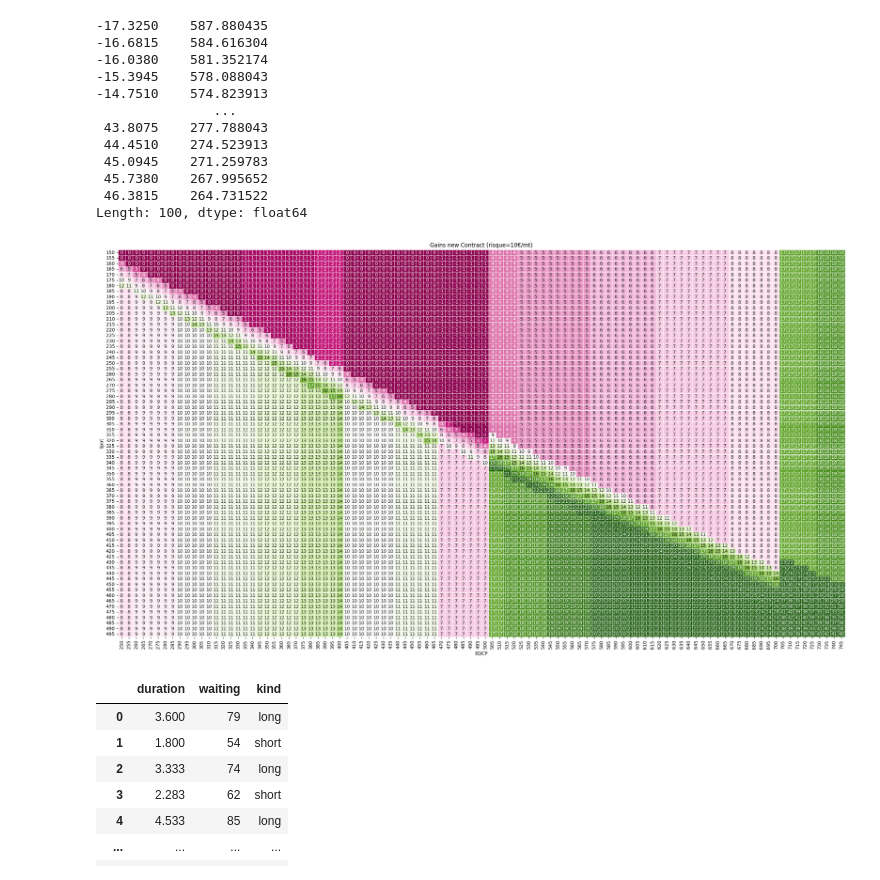
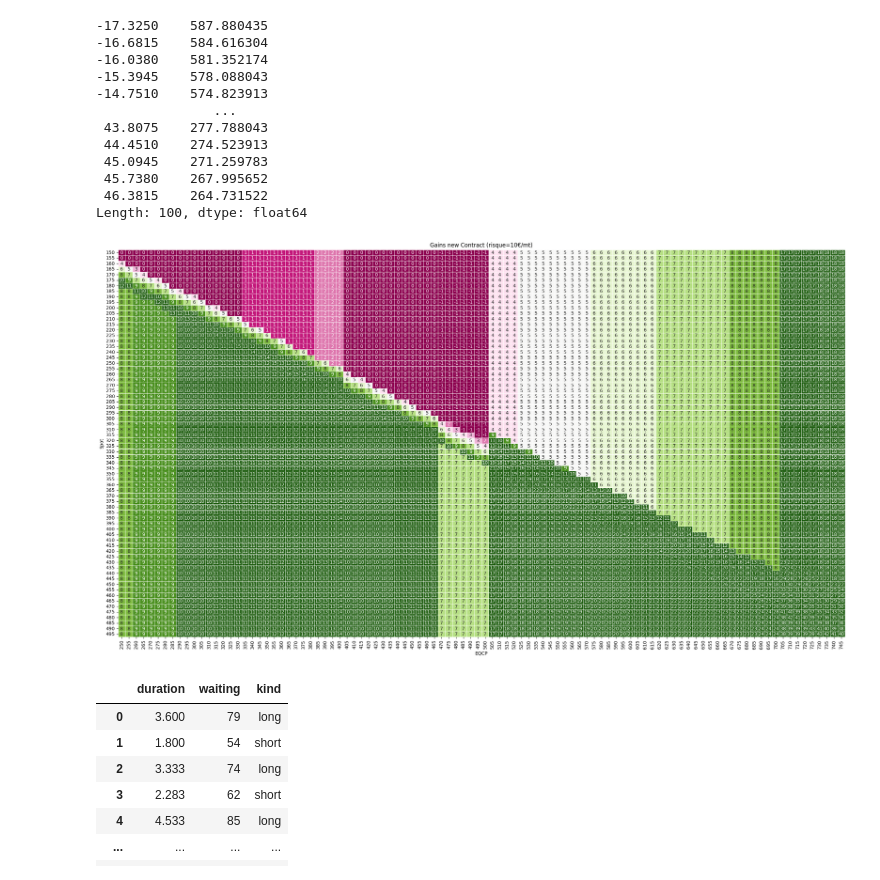
Before and after one commit to e-coucou/Machine-Learning, a Jupyter notebook: 1-Projet/Achats/ep/MeOH/new25.ipynb, the cells around one changed output. Saved outputs shown, nothing was run; the diff lists cells and outputs as text; code cells hidden in the pictures.

```diff
--- a/1-Projet/Achats/ep/MeOH/new25.ipynb
+++ b/1-Projet/Achats/ep/MeOH/new25.ipynb
@@ -80,21 +80,21 @@ Length: 100, dtype: float64
 # %%
 
 fig,ax = plt.subplots(figsize=(28,15))
 # sns.set_palette("Paired")
 plt.tick_params(bottom='on')
-g = sns.heatmap(df.values,annot=True,xticklabels=eqcp_list, yticklabels=spot_list, linewidth=.5 ,cmap='PiYG', vmin=0, vmax=20,cbar=False);
+g = sns.heatmap(df.values,annot=True,xticklabels=eqcp_list, yticklabels=spot_list, linewidth=.5 ,cmap='PiYG', vmin=0, vmax=10,cbar=False);
 # im = ax.imshow(df ,cmap='PiYG', vmin=-15, vmax=15, aspect='auto');
 g.set_xlabel('EQCP');
 g.set_ylabel('Spot');
 g.set_title('Gains new Contract (risque={}€/mt)'.format(risque));
 # ax2 = plt.twinx()
 # x_ = (eqcp_list-eqcp_mini)/5
 # y_ = (x_.max()-x_)*0.7
 # sns.lineplot(x=x_, y=y_, linewidth=5, ax=ax2);
 # ax.plot(eqcp_list*0.7, linewidth=50);
 # ax2.axis('tight')
 # %% [output]
-[figure, old version]
+[figure, new version]
 # %%
 geyser = sns.load_dataset("geyser")
 geyser
```
Also changed, not shown: 4 other files.
